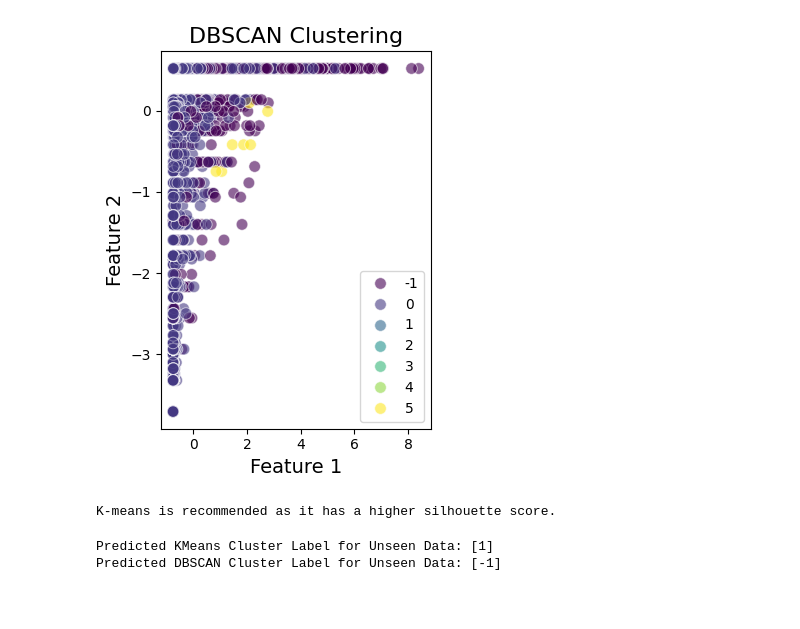
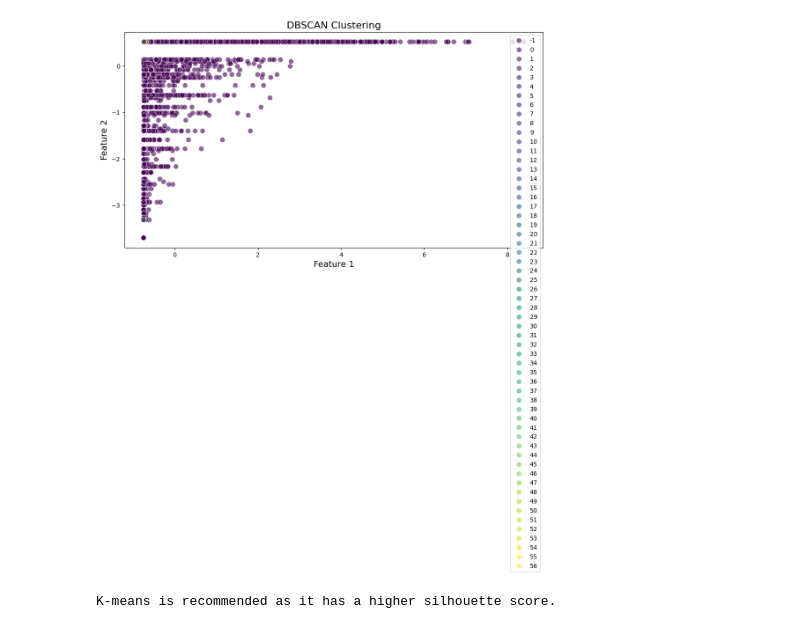
Before and after one commit to NA7RAWY/Comprehensive-Data-Mining-on-Health-Workout-Dataset, a Jupyter notebook: Clustering/Clustering_algo.ipynb, the cells around one changed output. Saved outputs shown, nothing was run; the diff lists cells and outputs as text; code cells hidden in the pictures; blank space fills up the shorter version.

```diff
--- a/Clustering/Clustering_algo.ipynb
+++ b/Clustering/Clustering_algo.ipynb
@@ -18,6 +20,6 @@ kmeans_silhouette = silhouette_score(data_normalized, kmeans_labels)
 # %%
-dbscan = DBSCAN(eps=1.5, min_samples=5)
-dbscan_labels = dbscan.fit_predict(data_normalized)
+dbscan = DBSCAN(eps=0.3, min_samples=4)
+dbscan_labels = dbscan.fit_predict(data_scaled)
 # %%
 if len(set(dbscan_labels)) > 1:
     dbscan_silhouette = silhouette_score(
@@ -56,21 +58,26 @@ Text(0, 0.5, 'Feature 2')
 # %%
+# Increase the figure size to avoid layout issues
+plt.figure(figsize=(20, 10))
+
 plt.subplot(1, 2, 2)
 sns.scatterplot(
     x=data_normalized.iloc[:, 0],
     y=data_normalized.iloc[:, 1],
     hue=dbscan_labels,
     palette="viridis",
     legend='full',
     s=70,
     alpha=0.6
 )
 plt.title("DBSCAN Clustering", fontsize=16)
 plt.xlabel("Feature 1", fontsize=14)
 plt.ylabel("Feature 2", fontsize=14)
+
+# Adjust layout
 plt.tight_layout()
 plt.show()
 # %% [output]
-[figure, old version]
+[figure, new version]
 # %%
 if kmeans_silhouette > dbscan_silhouette:
     print("K-means is recommended as it has a higher silhouette score.")
@@ -109,14 +87,0 @@ unseen_data = pd.DataFrame({
-# %%
-# Ensure unseen data has the same feature names as the training data
-unseen_data = pd.DataFrame(unseen_data, columns=data_normalized.columns)
-
-# Now preprocess and predict
-predicted_kmeans = predict_unseen_kmeans(unseen_data, kmeans, scaler)
-print(f"Predicted KMeans Cluster Label for Unseen Data: {predicted_kmeans}")
-
-# Prediction using DBSCAN
-predicted_dbscan = predict_unseen_dbscan(unseen_data, dbscan, scaler)
-print(f"Predicted DBSCAN Cluster Label for Unseen Data: {predicted_dbscan}")
-# %% [output]
-Predicted KMeans Cluster Label for Unseen Data: [1]
-Predicted DBSCAN Cluster Label for Unseen Data: [-1]
```
Also changed, not shown: parts of 16 cells of this notebook, 1 other file.
